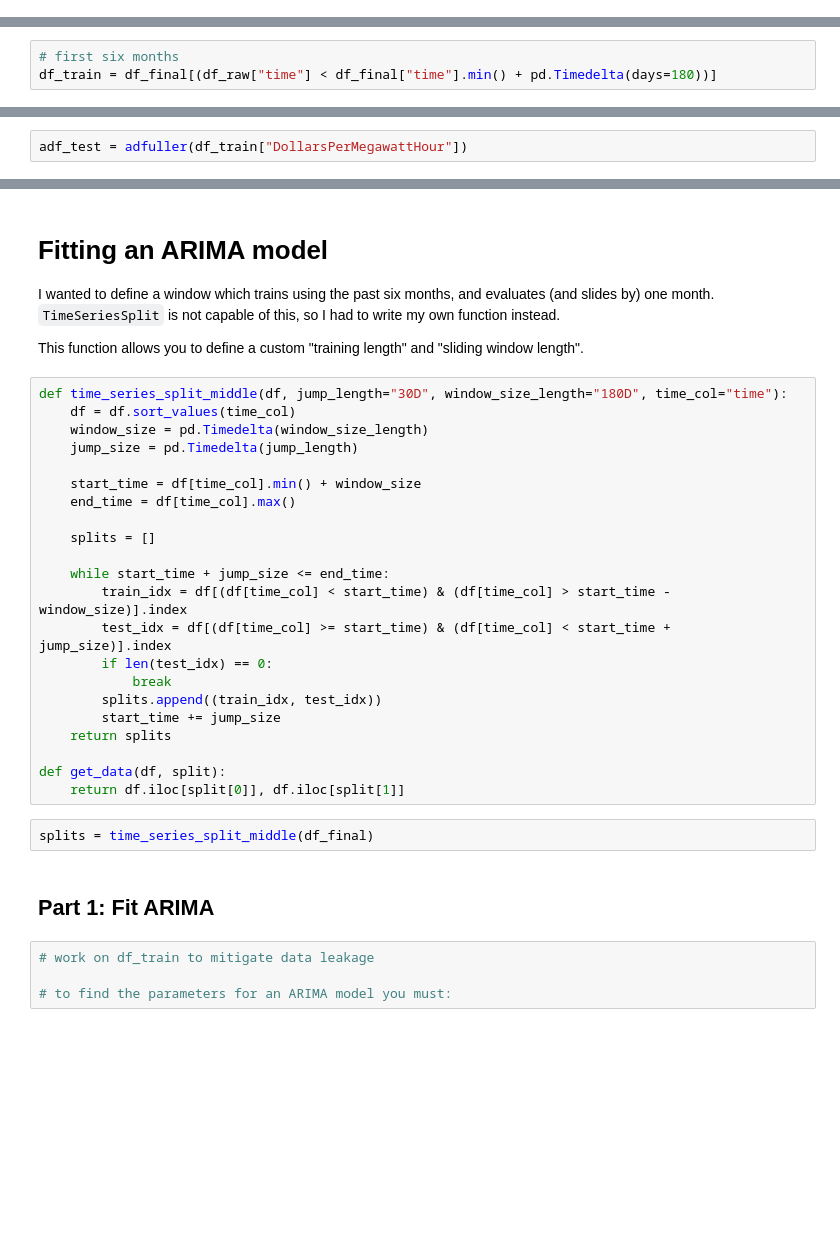
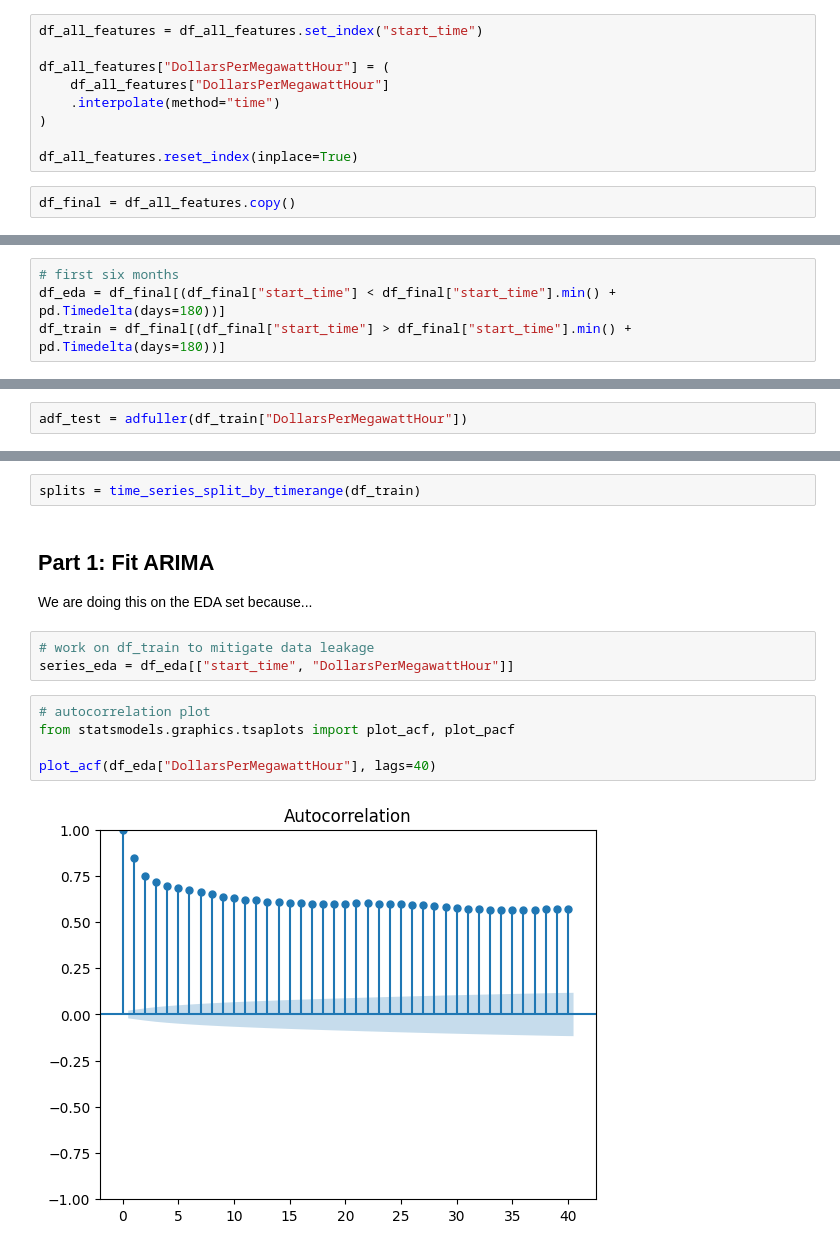
Before and after one commit to LennoxC/aiml338-a2, a Jupyter notebook: Time Series Analysis.ipynb, the cells around one changed output, grey strips where cells are left out. Saved outputs shown, nothing was run; the diff lists cells and outputs as text; blank space fills up the shorter version.

```diff
--- a/Time Series Analysis.ipynb
+++ b/Time Series Analysis.ipynb
@@ -267,3 +311,14 @@ plt.plot(df_final.time, df_final["rain_cumulative"])
+# %%
+df_all_features = df_all_features.set_index("start_time")
+
+df_all_features["DollarsPerMegawattHour"] = (
+    df_all_features["DollarsPerMegawattHour"]
+    .interpolate(method="time")
+)
+
+df_all_features.reset_index(inplace=True)
+# %%
+df_final = df_all_features.copy()
 # %% [markdown]
 ## Split into a train and test set
 
@@ -279,6 +334,7 @@ Strategy:
 In actuality, we would rather train on a full years worth of data as this would include information about the previous season in the training data. This is important as the usage of electricity is likely to fluctuate with the seasons. However, there were technical issues extracting data from 2023 from emi. For this exercise, only using six months of training data is okay.
 # %%
 # first six months
-df_train = df_final[(df_raw["time"] < df_final["time"].min() + pd.Timedelta(days=180))]
+df_eda = df_final[(df_final["start_time"] < df_final["start_time"].min() + pd.Timedelta(days=180))]
+df_train = df_final[(df_final["start_time"] > df_final["start_time"].min() + pd.Timedelta(days=180))]
 # %% [markdown]
 This chart of five days worth of pricing data shows that wholesale electricity price is very dynamic, ranging from \\$0 to over \\$300 per MWH. There also isn't a simple seasonal pattern. It is interesting that the price will sometimes go to $0 - I am unsure if this is an error in the dataset, or where electricity is surplus to demand and therefore the price drops to 0.
@@ -306,36 +395,16 @@ The p-value is very small, so we can reject the null hypothesis (the series has
-# %% [markdown]
-# Fitting an ARIMA model
-
-I wanted to define a window which trains using the past six months, and evaluates (and slides by) one month. `TimeSeriesSplit` is not capable of this, so I had to write my own function instead.
-
-This function allows you to define a custom "training length" and "sliding window length".
-# %%
-def time_series_split_middle(df, jump_length="30D", window_size_length="180D", time_col="time"):
-    df = df.sort_values(time_col)
-    window_size = pd.Timedelta(window_size_length)
-    jump_size = pd.Timedelta(jump_length)
-
-    start_time = df[time_col].min() + window_size
-    end_time = df[time_col].max()
-
-    splits = []
-
-    while start_time + jump_size <= end_time:
-        train_idx = df[(df[time_col] < start_time) & (df[time_col] > start_time - window_size)].index
-        test_idx = df[(df[time_col] >= start_time) & (df[time_col] < start_time + jump_size)].index
-        if len(test_idx) == 0:
-            break
-        splits.append((train_idx, test_idx))
-        start_time += jump_size
-    return splits
-
-def get_data(df, split):
-    return df.iloc[split[0]], df.iloc[split[1]]
 # %%
-splits = time_series_split_middle(df_final)
+splits = time_series_split_by_timerange(df_train)
 # %% [markdown]
 ## Part 1: Fit ARIMA
+
+We are doing this on the EDA set because...
 # %%
 # work on df_train to mitigate data leakage
-
-# to find the parameters for an ARIMA model you must:
+series_eda = df_eda[["start_time", "DollarsPerMegawattHour"]]
+# %%
+# autocorrelation plot
+from statsmodels.graphics.tsaplots import plot_acf, plot_pacf
+
+plot_acf(df_eda["DollarsPerMegawattHour"], lags=40)
+# %% [output]
+[figure, added]
```
Also changed, not shown: parts of 52 cells of this notebook.
